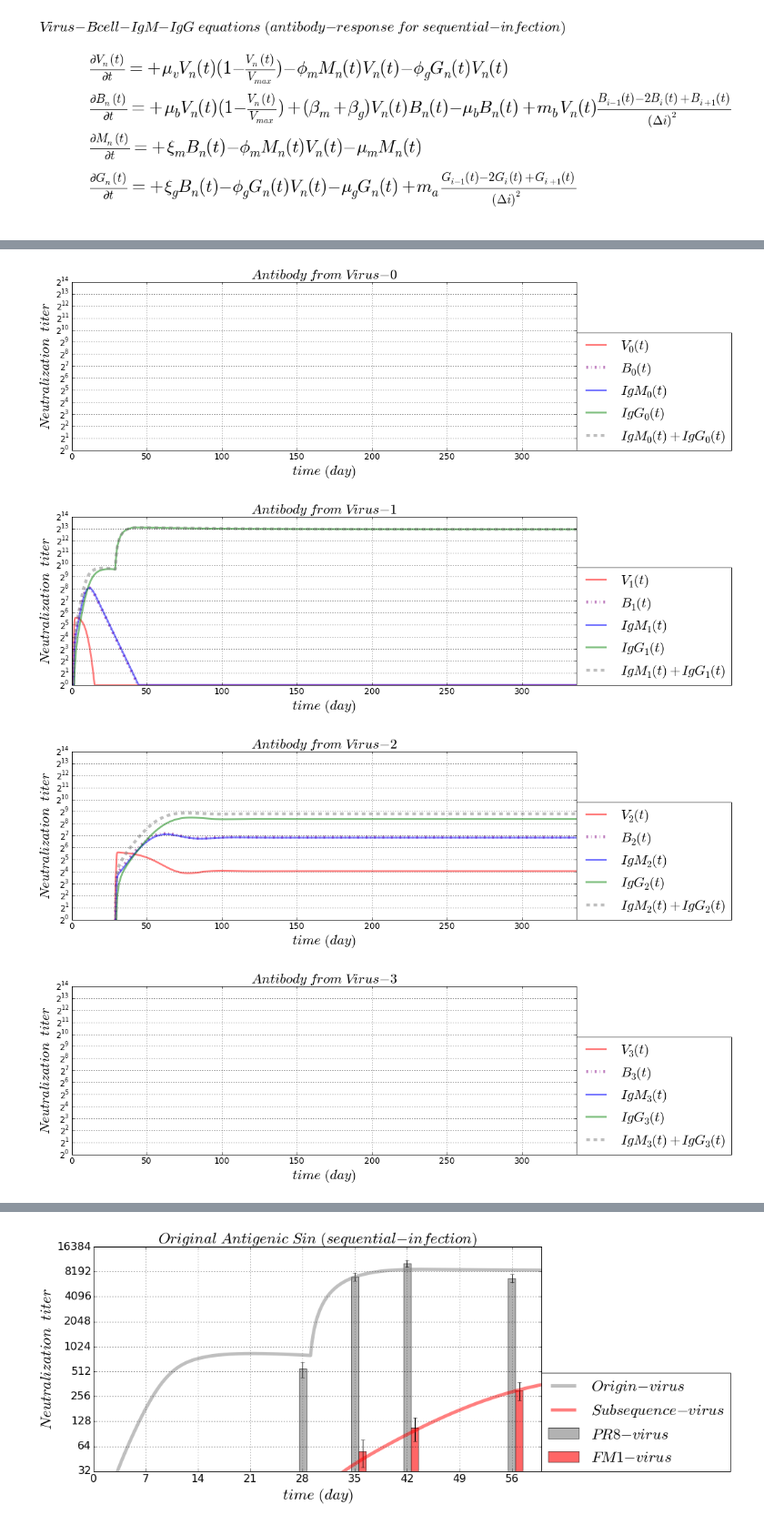
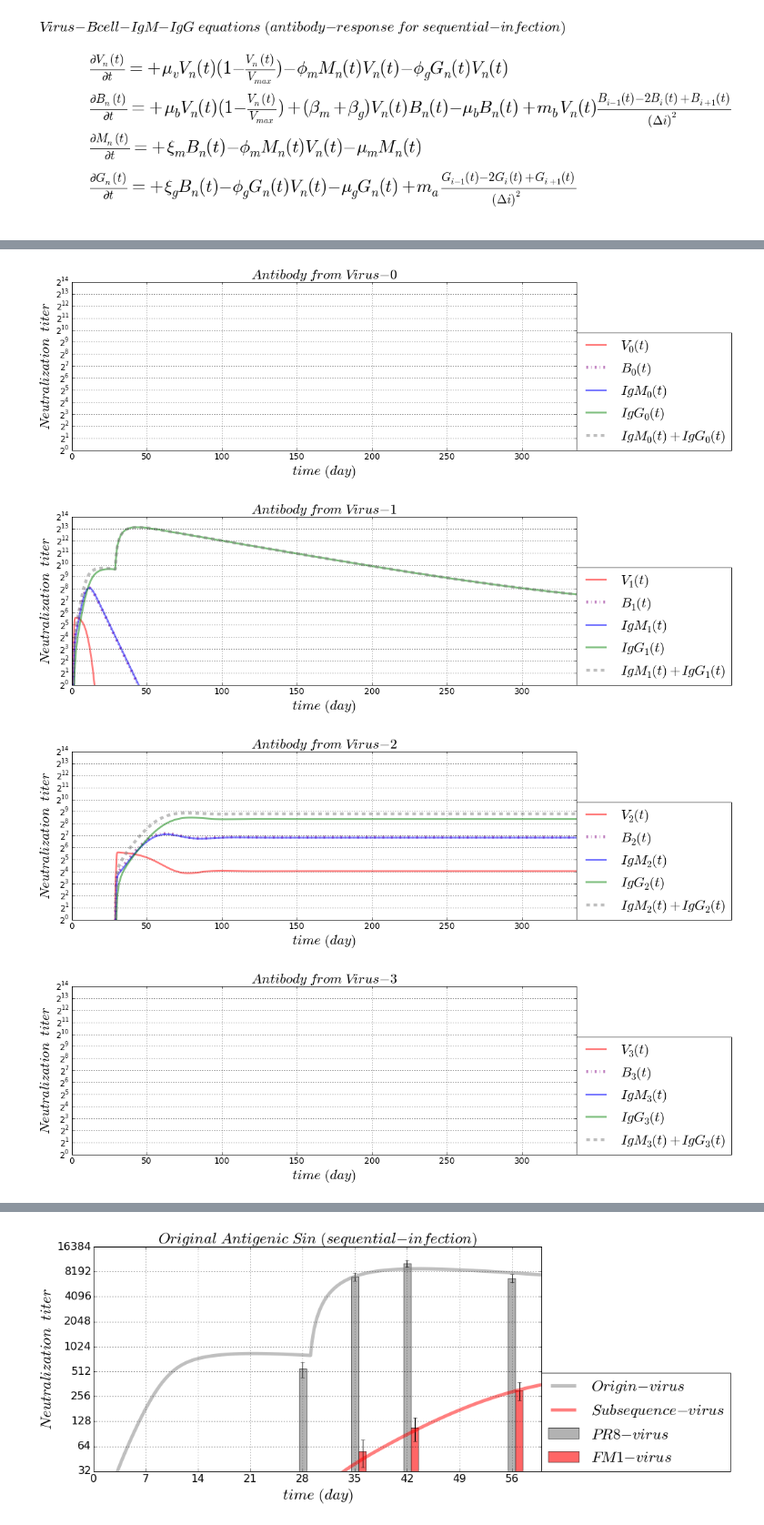
Before and after one commit to blab/antibody-response-pulse, a Jupyter notebook: bcell-array/code/VBMG_infection_OAS.ipynb, the cells around one changed output, grey strips where cells are left out. Shown at 91% size. Cells and saved outputs as stored; diff of their text form; code cells hidden in the pictures.

Commit message:
vaccination

```diff
--- a/bcell-array/code/VBMG_infection_OAS.ipynb
+++ b/bcell-array/code/VBMG_infection_OAS.ipynb
@@ -84,8 +84,10 @@ def dBdt_array(VBMGxt = [], *args):
     leftX[0] = centerX[0]
     rightX[-1] = centerX[-1]
     dB_dt_array[:] = +inRateB*V[:]*(1 - V[:]/maxV) \
-                     + (actRateBm + alva.event_recovered + alva.event_OAS_press)*V[:]*B[:] \
-                     - outRateB*B[:] \
+                     + (actRateBm + actRateBg \
+                        + alva.event_recovered + alva.event_OAS_press \
+                        + alva.event_recoveredV + alva.event_OAS_pressV)*V[:]*B[:] \
+                     - (outRateB + alva.event_OAS_slowV)*B[:] \
                      + mutatRateB*V[:]*(leftX[:] - 2*centerX[:] + rightX[:])/(dx**2)
     return(dB_dt_array)
 
@@ -118,7 +120,8 @@ def dGdt_array(VBMGxt = [], *args):
     rightX = np.roll(Gcopy[:], -1)
     leftX[0] = centerX[0]
     rightX[-1] = centerX[-1]
-    dG_dt_array[:] = +(inRateG + alva.event_OAS_boost)*B[:] - consumeRateG*G[:]*V[:] - outRateG*G[:] \
+    dG_dt_array[:] = +(inRateG + alva.event_OAS_boost + alva.event_OAS_boostV)*B[:] \
+                     - consumeRateG*G[:]*V[:] - outRateG*G[:] \
                      + mutatRateA*(leftX[:] - 2*centerX[:] + rightX[:])/(dx**2)
     return(dG_dt_array)
 # %% [output]
@@ -145,6 +148,7 @@ killRateVg = killRateVm # kill-rate of virus by antibody-IgG
 inRateB = 0.06/hour # in-rate of B-cell
 outRateB = inRateB/8 # out-rate of B-cell
 actRateBm = killRateVm # activation rate of naive B-cell
+actRateBg = 0.0002/hour # activation rate of naive B-cell
 
 inRateM = 0.16/hour # in-rate of antibody-IgM from naive B-cell
 outRateM = inRateM/1  # out-rate of antibody-IgM from naive B-cell
@@ -169,8 +173,6 @@ dt = spacingT[1]
 # space boundary and griding condition
 minX = float(0)
 maxX = float(3)
-origin_virus = int(1)
-current_virus = int(2)
 
 totalPoint_X = int(maxX - minX + 1)
 gX = np.linspace(minX, maxX, totalPoint_X)
@@ -184,31 +186,20 @@ gG_array = np.zeros([totalPoint_X, totalPoint_T])
 # initial output condition
 #gV_array[1, 0] = float(2)
 
-#[1st-parameter, repeated-parameter, recovered-day, OAS+, OSA-, origin-virus, current-virus]
-actRateBg_1st = 0.0002/hour # activation rate of memory B-cell for 1st-time-infection
-actRateBg_repeated = actRateBg_1st*10 # activation rate of memory B-cell for repeated-infection (same virus)
-recovered_time_1st = 14*day # recovered time of 1st-time infection
-inRateG_OAS_boost = 5/hour # boosting in-rate of antibody-IgG from memory B-cell for origin-virus
-actRateBg_OAS_press = -0.00035/hour # depress act-rate from memory B-cell for non-origin-virus
-event_parameter = np.array([actRateBg_1st,
-                            actRateBg_repeated,
-                            recovered_time_1st,
-                            inRateG_OAS_boost,
-                            actRateBg_OAS_press,
-                            origin_virus,
-                            current_virus])
 # [viral population, starting time] ---first
+origin_virus = int(1)
+current_virus = int(2)
 infection_period = 1*28*day
 viral_population = np.zeros(int(maxX + 1))
 viral_population[origin_virus:current_virus + 1] = 4
 infection_starting_time = np.arange(int(maxX + 1))*infection_period - 27
-event_1st = np.zeros([int(maxX + 1), 2])
-event_1st[:, 0] = viral_population
-event_1st[:, 1] = infection_starting_time
-event_1st[0, 1] = 0
-print ('event_1st = {:}'.format(event_1st))
+event_infect = np.zeros([int(maxX + 1), 2])
+event_infect[:, 0] = viral_population
+event_infect[:, 1] = infection_starting_time
+event_infect[0, 1] = 0
+print ('event_infect = {:}'.format(event_infect))
 
-# [viral population, starting time] ---2nd]
+# [viral population, starting time] ---repeated
 viral_population = np.zeros(int(maxX + 1))
 viral_population[origin_virus:current_virus + 1] = 0
 infection_starting_time = np.arange(int(maxX + 1))*0
@@ -217,8 +208,54 @@ event_repeated[:, 0] = viral_population
 event_repeated[:, 1] = infection_starting_time
 print ('event_repeated = {:}'.format(event_repeated))
 
-event_table = np.array([event_parameter, event_1st, event_repeated])
+# [vaccine population, starting time] ---first
+origin_vaccine = int(1)
+current_vaccine = int(2)
+vaccine_period = 1*28*day
+vaccine_population = np.zeros(int(maxX + 1))
+vaccine_population[origin_vaccine:current_vaccine + 1] = 0
+vaccine_starting_time = np.arange(int(maxX + 1))*vaccine_period - 27
+event_vaccine = np.zeros([int(maxX + 1), 2])
+event_vaccine[:, 0] = vaccine_population
+event_vaccine[:, 1] = vaccine_starting_time
+event_vaccine[0, 1] = 0
+print ('event_vaccine = {:}'.format(event_vaccine))
 
+#[origin-virus, current-virus, recovered-day, repeated-parameter, OAS+, OSA-]
+min_cell = 0.01 # minimum cell
+recovered_time = 14*day # recovered time of 1st-time infection
+actRateBg_recovered = actRateBg*9 # activation rate of memory B-cell for repeated-infection (same virus)
+inRateG_OAS_boost = 5/hour # boosting in-rate of antibody-IgG from memory B-cell for origin-virus
+actRateBg_OAS_press = -0.00035/hour # depress act-rate from memory B-cell for non-origin-virus
+event_infection_parameter = np.array([origin_virus,
+                                      current_virus,
+                                      min_cell,
+                                      recovered_time,
+                                      actRateBg_recovered,
+                                      inRateG_OAS_boost,
+                                      actRateBg_OAS_press,
+                                      0.0])
+# vaccination_parameter
+# vaccination_parameter
+# vaccination_parameter
+min_cell_v = 0.001 # minimum cell
+recovered_time_v = 14*day # recovered time of 1st-time infection
+actRateBg_recovered_v = actRateBg*10 # activation rate of memory B-cell for repeated-infection (same virus)
+inRateG_OAS_boost_v = 1.5/hour # boosting in-rate of antibody-IgG from memory B-cell for origin-virus
+actRateBg_OAS_press_v = -0.0005/hour # depress act-rate from memory B-cell for non-origin-virus
+outRateB_OAS_slow_v = -outRateB/1.4
+event_vaccination_parameter = np.array([origin_vaccine,
+                                        current_vaccine,
+                                        min_cell_v,
+                                        recovered_time_v,
+                                        actRateBg_recovered_v,
+                                        inRateG_OAS_boost_v,
+                                        actRateBg_OAS_press_v,
+                                        outRateB_OAS_slow_v])
+
+event_parameter = np.array([event_infection_parameter, event_vaccination_parameter])
+
+event_table = np.array([event_parameter, event_infect, event_repeated, event_vaccine])
 # Runge Kutta numerical solution
 pde_array = np.array([dVdt_array, dBdt_array, dMdt_array, dGdt_array])
 initial_Out = np.array([gV_array, gB_array, gM_array, gG_array])
@@ -267,5 +308,5 @@ event_repeated = [[ 0.  0.]
 [figure]
-[figure, old version]
+[figure, new version]
 [figure]
 [figure]
 # %%
```
Also changed, not shown: parts of 2 cells of this notebook, 13 other files.
